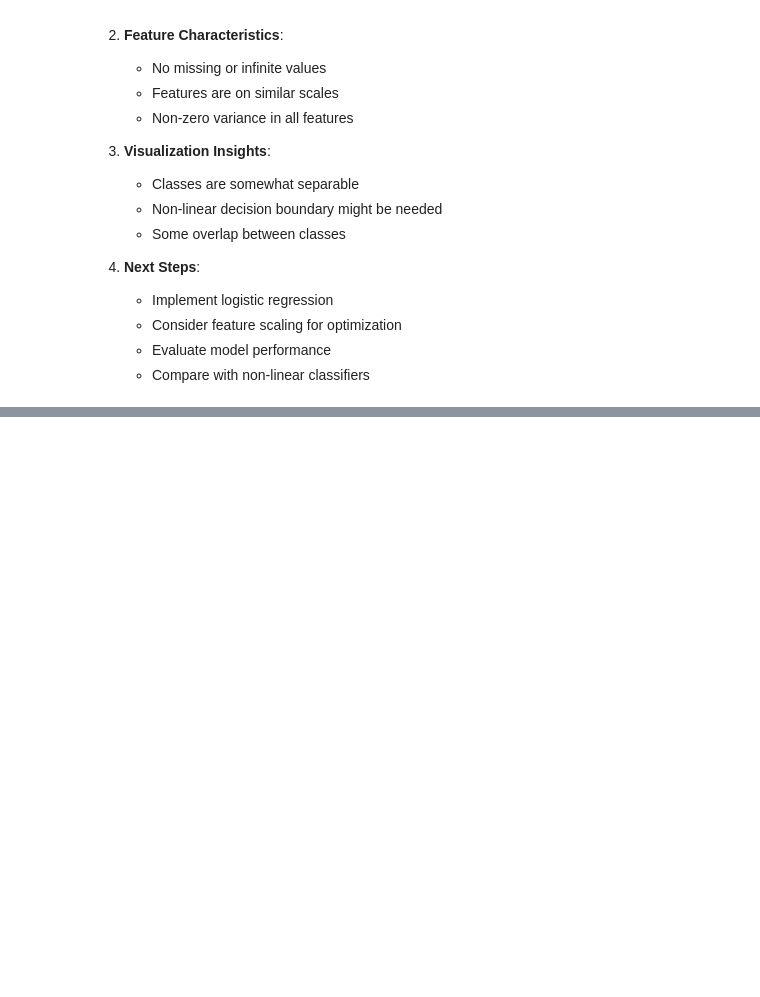
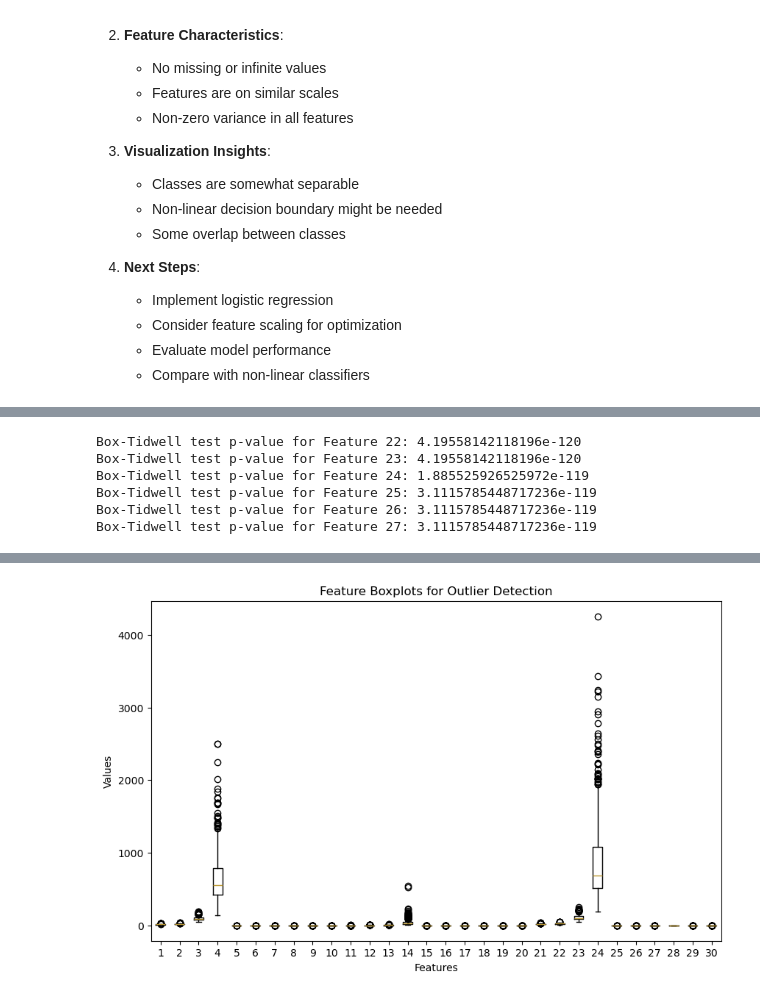
Before and after one commit to LeoRigasaki/ML-Journey, a Jupyter notebook: notebooks/Logistic Regression from Scratch/implementation.ipynb, the cells around one changed output, grey strips where cells are left out. Saved outputs shown, nothing was run; the diff lists cells and outputs as text; code cells hidden in the pictures; blank space fills up the shorter version.

Commit message:
Logistic Regression: Updated implmentation.ipynb

```diff
--- a/notebooks/Logistic Regression from Scratch/implementation.ipynb
+++ b/notebooks/Logistic Regression from Scratch/implementation.ipynb
@@ -197,0 +202,70 @@ plot_decision_regions_preview(X, y)
+# %%
+from scipy import stats
+from statsmodels.stats.outliers_influence import variance_inflation_factor
+
+def check_multicollinearity(X):
+    """Check for multicollinearity using VIF."""
+    df = pd.DataFrame(X, columns=[f'Feature_{i+1}' for i in range(X.shape[1])])
+    vif_data = pd.DataFrame()
+    vif_data['Feature'] = df.columns
+    vif_data['VIF'] = [variance_inflation_factor(df.values, i) for i in range(df.shape[1])]
+
+    print("Variance Inflation Factors:")
+    print(vif_data)
+    print("\nVIF > 5 indicates high multicollinearity")
+    return vif_data
+
+def test_linearity_assumption(X, y):
+    """Test linearity assumption using Box-Tidwell test."""
+    X_with_constant = np.column_stack([np.ones(len(X)), X])
+    for i in range(X.shape[1]):
+        # Add interaction term
+        X_interaction = X_with_constant.copy()
+        X_interaction = np.column_stack([X_interaction, X[:, i] * np.log(np.abs(X[:, i] + 1e-10))])
+
+        # Fit logistic regression
+        from sklearn.linear_model import LogisticRegression
+        model = LogisticRegression()
+        model.fit(X_interaction, y)
+
+        print(f"Box-Tidwell test p-value for Feature {i+1}:",
+              stats.chi2.sf(model.score(X_interaction, y) * len(y), df=1))
+
+def check_sample_size(X, y):
+    """Check if sample size is adequate."""
+    n_samples = len(y)
+    n_features = X.shape[1]
+    min_samples = 10 * n_features  # Rule of thumb: 10 samples per feature
+
+    print(f"Number of samples: {n_samples}")
+    print(f"Number of features: {n_features}")
+    print(f"Minimum recommended samples: {min_samples}")
+    print(f"Sample size is {'adequate' if n_samples >= min_samples else 'inadequate'}")
+
+def check_outliers(X):
+    """Check for outliers using IQR method."""
+    plt.figure(figsize=(10, 6))
+    plt.boxplot(X)
+    plt.title('Feature Boxplots for Outlier Detection')
+    plt.xlabel('Features')
+    plt.ylabel('Values')
+    plt.show()
+
+    # Calculate outliers using IQR
+    for i in range(X.shape[1]):
+        Q1 = np.percentile(X[:, i], 25)
+        Q3 = np.percentile(X[:, i], 75)
+        IQR = Q3 - Q1
+        outliers = np.sum((X[:, i] < (Q1 - 1.5 * IQR)) | (X[:, i] > (Q3 + 1.5 * IQR)))
+        print(f"Feature {i+1} has {outliers} outliers")
+
+# Test all assumptions
+print("Testing Logistic Regression Assumptions:\n")
+check_multicollinearity(X)
+print("\nTesting Linearity:")
+test_linearity_assumption(X, y)
+print("\nChecking Sample Size:")
+check_sample_size(X, y)
+print("\nChecking Outliers:")
+check_outliers(X)
+# %% [output]
@@ -197,0 +375,6 @@ plot_decision_regions_preview(X, y)
+Box-Tidwell test p-value for Feature 22: 4.19558142118196e-120
+Box-Tidwell test p-value for Feature 23: 4.19558142118196e-120
+Box-Tidwell test p-value for Feature 24: 1.885525926525972e-119
+Box-Tidwell test p-value for Feature 25: 3.1115785448717236e-119
+Box-Tidwell test p-value for Feature 26: 3.1115785448717236e-119
+Box-Tidwell test p-value for Feature 27: 3.1115785448717236e-119
@@ -197,0 +409 @@ plot_decision_regions_preview(X, y)
+[figure, added]
```
Also changed, not shown: parts of 2 cells of this notebook.
